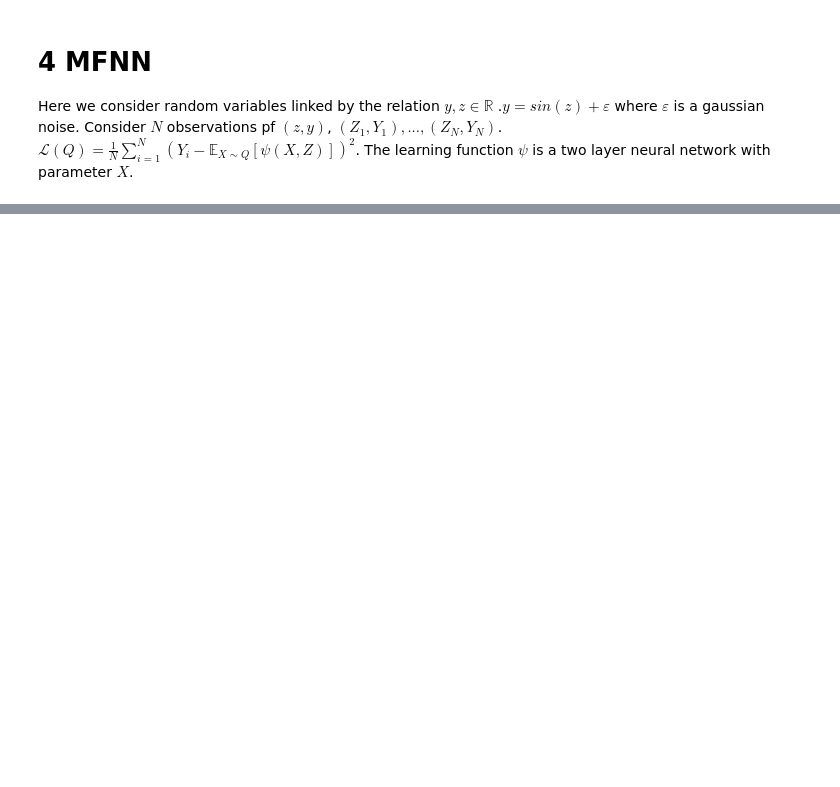
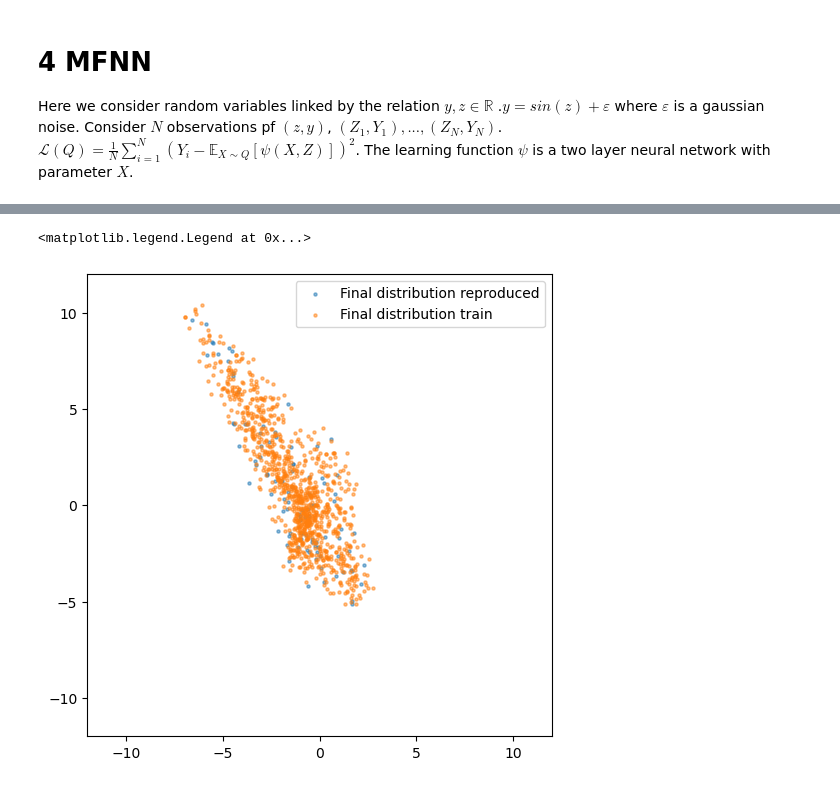
Before and after one commit to congyewang/kgd-code, a Jupyter notebook: vi_notebook.ipynb, the cells around one changed output, grey strips where cells are left out. Drawn from its saved outputs; the diff is of its cells as text; code cells hidden in the pictures; blank space fills up the shorter version.

```diff
--- a/vi_notebook.ipynb
+++ b/vi_notebook.ipynb
@@ -292,0 +265,9 @@ KGD = f.KernelGradientDiscrepancy(k_pq)
+# %%
+plt.figure(figsize=(6, 6))
+plt.scatter(X_fin[:, 0], X_fin[:, 1], s=5, alpha=0.5,label='Final distribution reproduced')
+plt.scatter(XX_fin[:, 0], XX_fin[:, 1], s=5, alpha=0.5,label='Final distribution train')
+plt.axis([-12,12,-12,12])
+plt.legend()
+# %% [output]
+<matplotlib.legend.Legend at 0x...>
+[figure, added]
```
Also changed, not shown: parts of 11 cells of this notebook, 15 other files.
